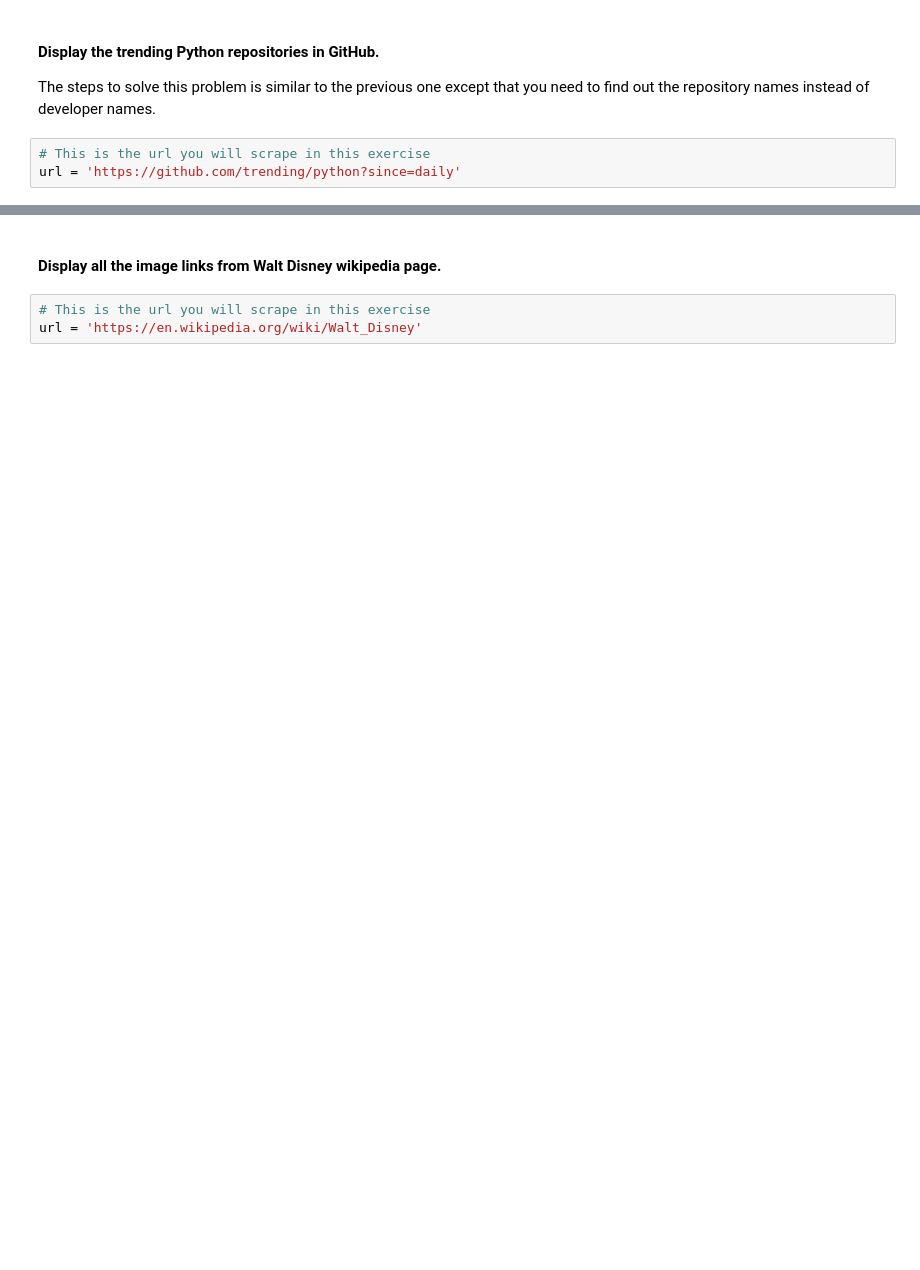
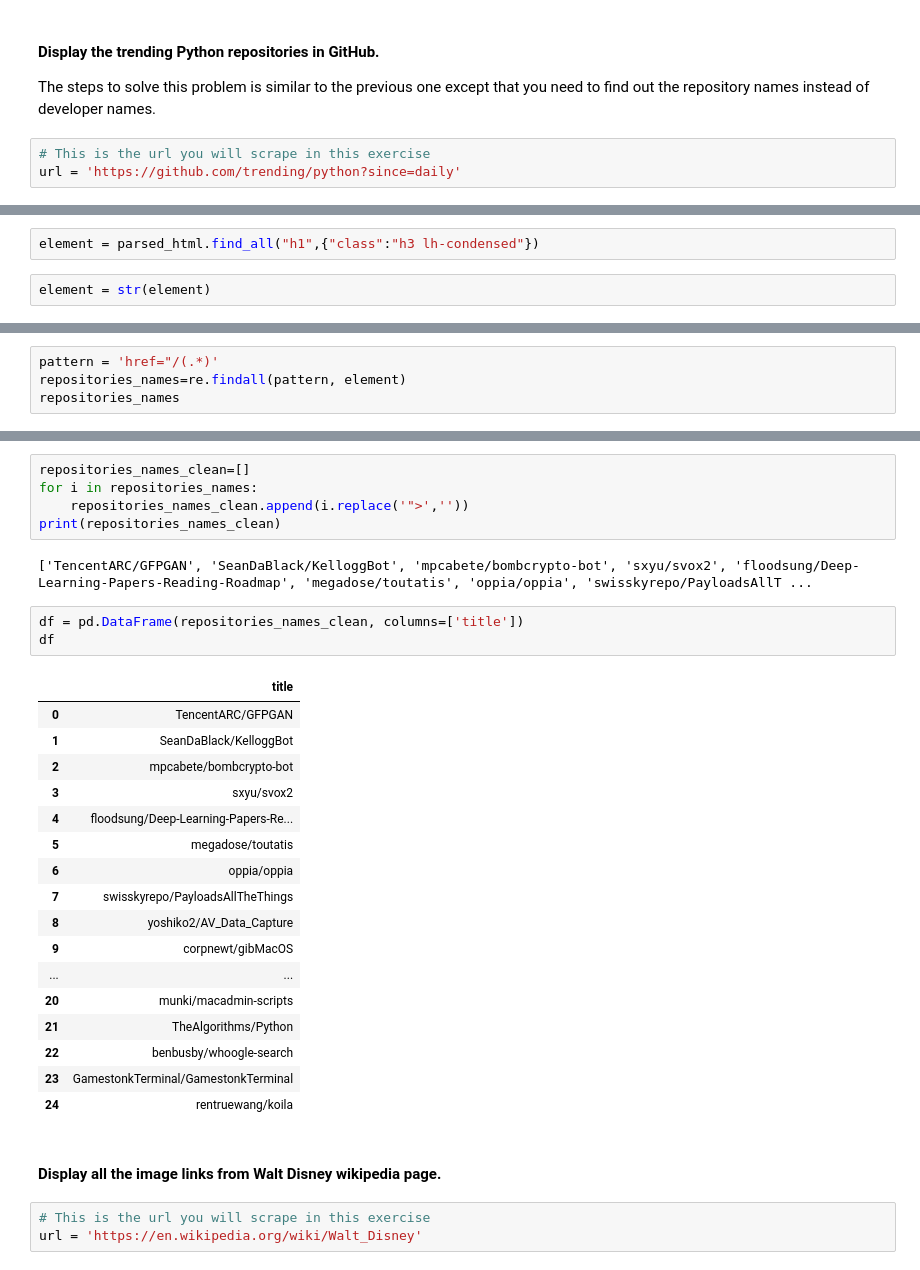
Before and after one commit to Malvagfr/dataptmad1121_labs, a Jupyter notebook: extra-work/m1/lab-web-scraping/your-code/main.ipynb, the cells around one changed output, grey strips where cells are left out. Drawn from its saved outputs; the diff is of its cells as text; blank space fills up the shorter version.

```diff
--- a/extra-work/m1/lab-web-scraping/your-code/main.ipynb
+++ b/extra-work/m1/lab-web-scraping/your-code/main.ipynb
@@ -141,0 +151,4 @@ url = 'https://github.com/trending/python?since=daily'
+# %%
+element = parsed_html.find_all("h1",{"class":"h3 lh-condensed"})
+# %%
+element = str(element)
@@ -141,0 +157,4 @@ url = 'https://github.com/trending/python?since=daily'
+# %%
+pattern = 'href="/(.*)'
+repositories_names=re.findall(pattern, element)
+repositories_names
@@ -142,3 +179,31 @@ url = 'https://github.com/trending/python?since=daily'
+# %%
+repositories_names_clean=[]
+for i in repositories_names:
+    repositories_names_clean.append(i.replace('">',''))
+print(repositories_names_clean)
+# %% [output]
+['TencentARC/GFPGAN', 'SeanDaBlack/KelloggBot', 'mpcabete/bombcrypto-bot', 'sxyu/svox2', 'floodsung/Deep-Learning-Papers-Reading-Roadmap', 'megadose/toutatis', 'oppia/oppia', 'swisskyrepo/PayloadsAllT ...
+# %%
+df = pd.DataFrame(repositories_names_clean, columns=['title'])
+df
+# %% [output]
+|  | title |
+| 0 | TencentARC/GFPGAN |
+| 1 | SeanDaBlack/KelloggBot |
+| 2 | mpcabete/bombcrypto-bot |
+| 3 | sxyu/svox2 |
+| 4 | floodsung/Deep-Learning-Papers-Re... |
+| 5 | megadose/toutatis |
+| 6 | oppia/oppia |
+| 7 | swisskyrepo/PayloadsAllTheThings |
+| 8 | yoshiko2/AV_Data_Capture |
+| 9 | corpnewt/gibMacOS |
+| ... | ... |
+| 20 | munki/macadmin-scripts |
+| 21 | TheAlgorithms/Python |
+| 22 | benbusby/whoogle-search |
+| 23 | GamestonkTerminal/GamestonkTerminal |
+| 24 | rentruewang/koila |
 # %% [markdown]
 #### Display all the image links from Walt Disney wikipedia page.
 # %%
```
Also changed, not shown: parts of 41 cells of this notebook.
